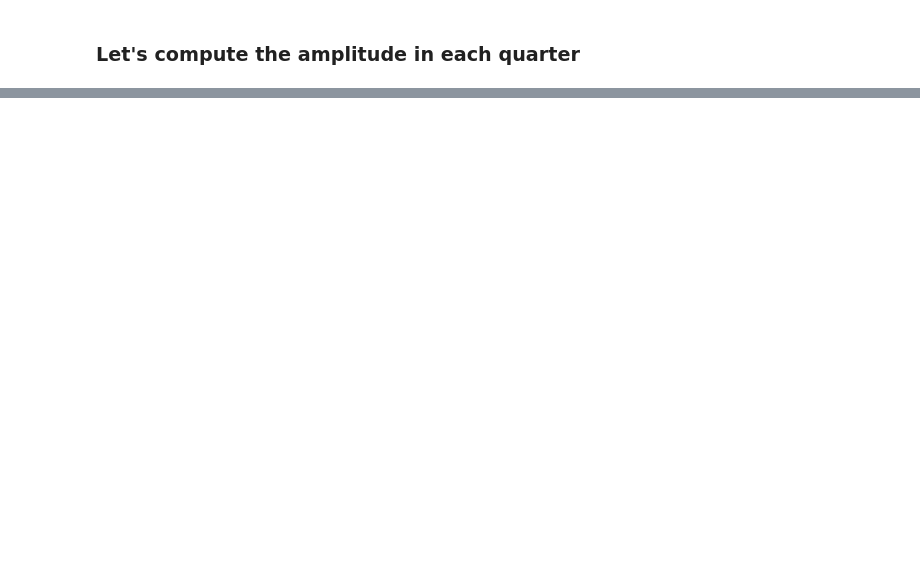
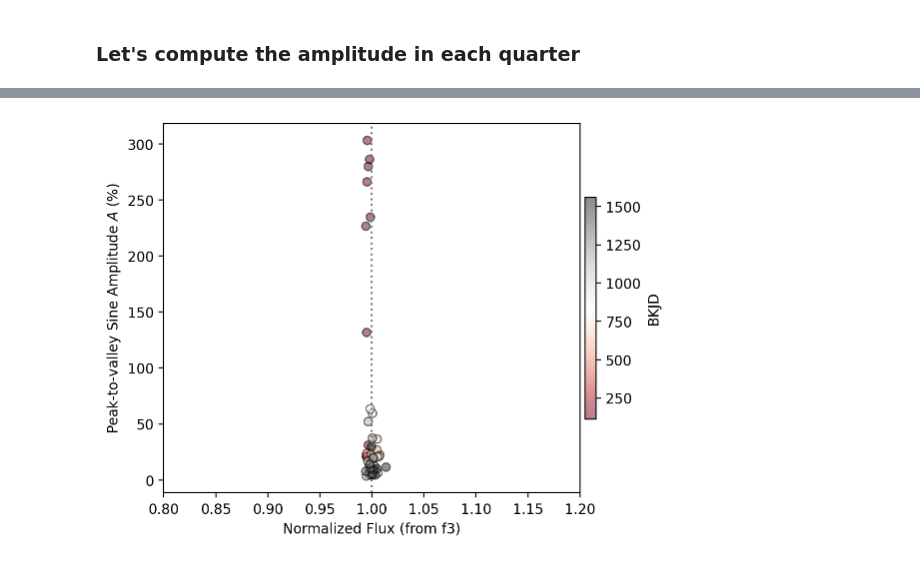
Before and after one commit to benmontet/wilson, a Jupyter notebook: notebooks/01_sample_selection/02_intraquarter_variability_exploration.ipynb, the cells around one changed output, grey strips where cells are left out. Drawn from its saved outputs; the diff is of its cells as text; code cells hidden in the pictures; blank space fills up the shorter version.

```diff
--- a/notebooks/01_sample_selection/02_intraquarter_variability_exploration.ipynb
+++ b/notebooks/01_sample_selection/02_intraquarter_variability_exploration.ipynb
@@ -160,0 +176,19 @@ lc.bin()
+# %%
+plt.rcParams['axes.facecolor']='white'
+plt.rcParams['savefig.facecolor']='white'
+# %%
+cmap = plt.cm.get_cmap('RdGy')
+sc = plt.scatter(result_df.flux, result_df.lc_amp_pm30*2*100, c=result_df.time_bkjd,
+            marker='o', ec='k', alpha=0.5, cmap=cmap)
+#plt.errorbar(result_df.flux, result_df.lc_amp_pm30*2*100, xerr=result_df.flux_unc, fmt='none', color='k')
+cb = plt.colorbar(sc, shrink=0.6, pad=0.01)
+cb.set_label('BKJD', rotation=90)
+
+plt.xlabel('Normalized Flux (from f3)')
+plt.ylabel('Peak-to-valley Sine Amplitude $A$ (%)')
+plt.xlim(0.8, 1.2)
+#plt.ylim(0, 2)
+plt.axvline(1.0, linestyle='dotted', color='gray');
+#plt.savefig('stellar_cycle_f3_demo.png', dpi=300, bbox_inches='tight')
+# %% [output]
+[figure, added]
```
Also changed, not shown: parts of 43 cells of this notebook, 2 other files.
